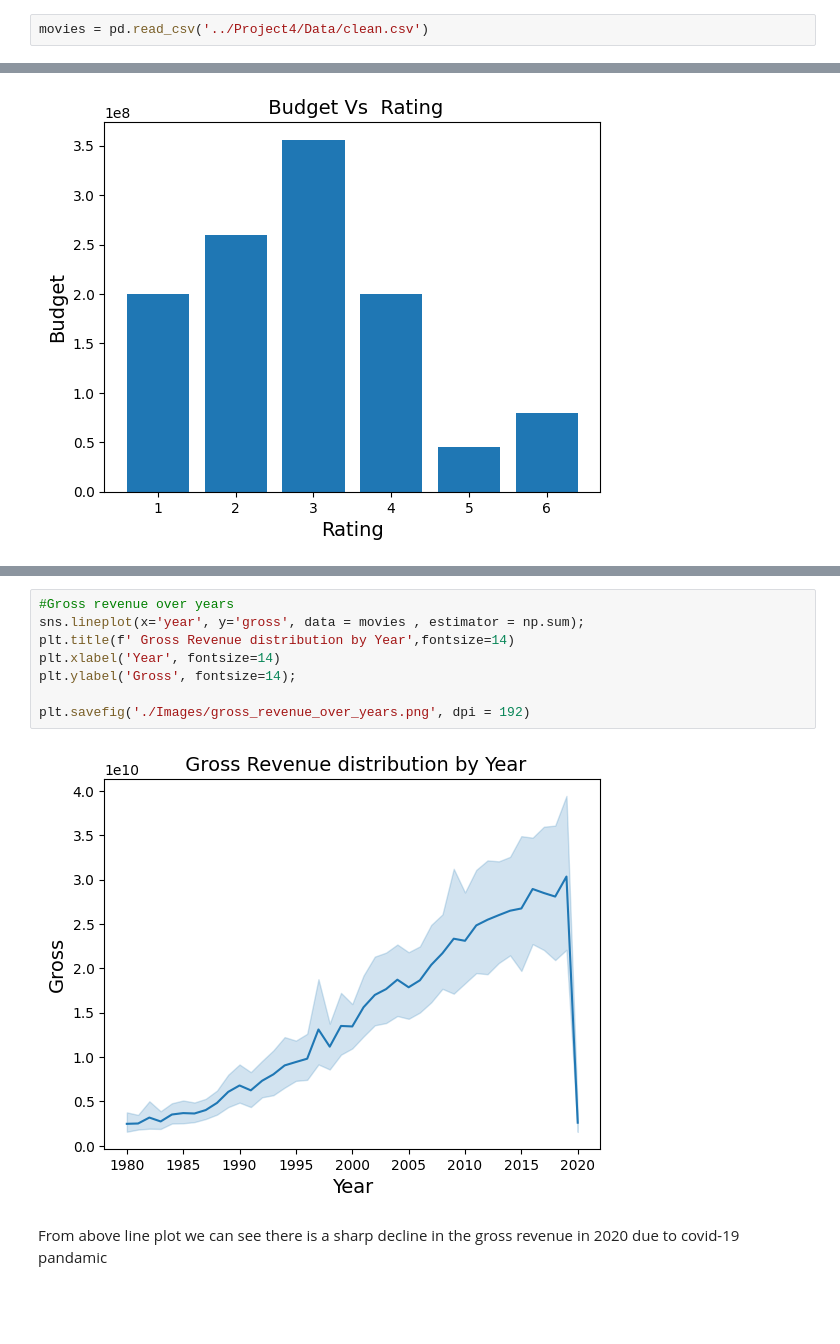
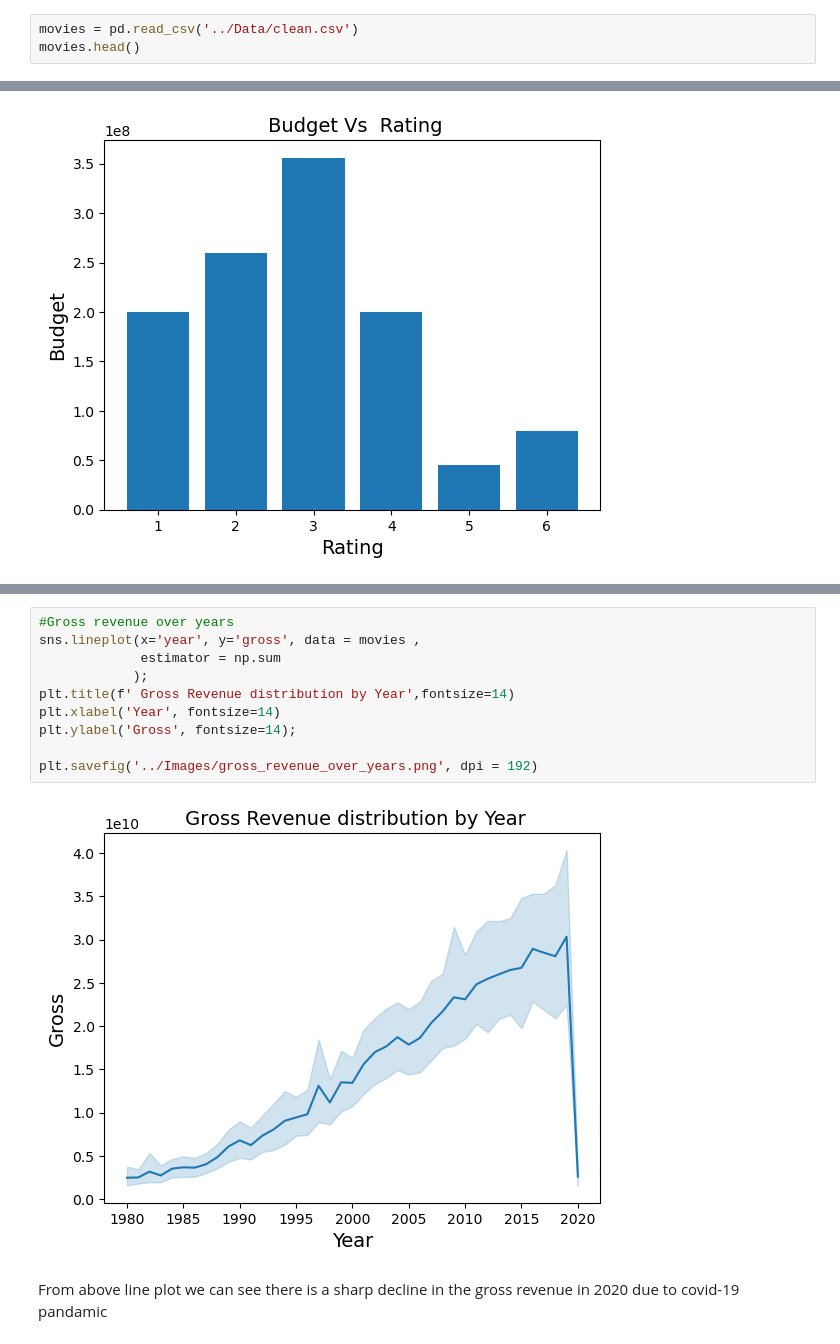
Before and after one commit to pujakc/Project4, a Jupyter notebook: Code/02_a_EDA.ipynb, the cells around one changed output, grey strips where cells are left out. Cells and saved outputs as stored; diff of their text form; blank space fills up the shorter version.

```diff
--- a/Code/02_a_EDA.ipynb
+++ b/Code/02_a_EDA.ipynb
@@ -4,4 +4,5 @@ import numpy as np
 import matplotlib.pyplot as plt
 import seaborn as sns
 # %%
-movies = pd.read_csv('../Project4/Data/clean.csv')
+movies = pd.read_csv('../Data/clean.csv')
+movies.head()
@@ -146,14 +154,16 @@ plt.savefig('./Images/regplot_gross_rating.png', dpi = 192)
 [figure]
 # %%
 #Gross revenue over years
-sns.lineplot(x='year', y='gross', data = movies , estimator = np.sum);
+sns.lineplot(x='year', y='gross', data = movies ,
+             estimator = np.sum
+            );
 plt.title(f' Gross Revenue distribution by Year',fontsize=14)
 plt.xlabel('Year', fontsize=14)
 plt.ylabel('Gross', fontsize=14);
 
-plt.savefig('./Images/gross_revenue_over_years.png', dpi = 192)
+plt.savefig('../Images/gross_revenue_over_years.png', dpi = 192)
 # %% [output]
-[figure, old version]
+[figure, new version]
 # %% [markdown]
 From above line plot we can see there is a sharp decline in the gross revenue in 2020  due to covid-19 pandamic
 # %%
```
Also changed, not shown: parts of 24 cells of this notebook, 4 other files.
